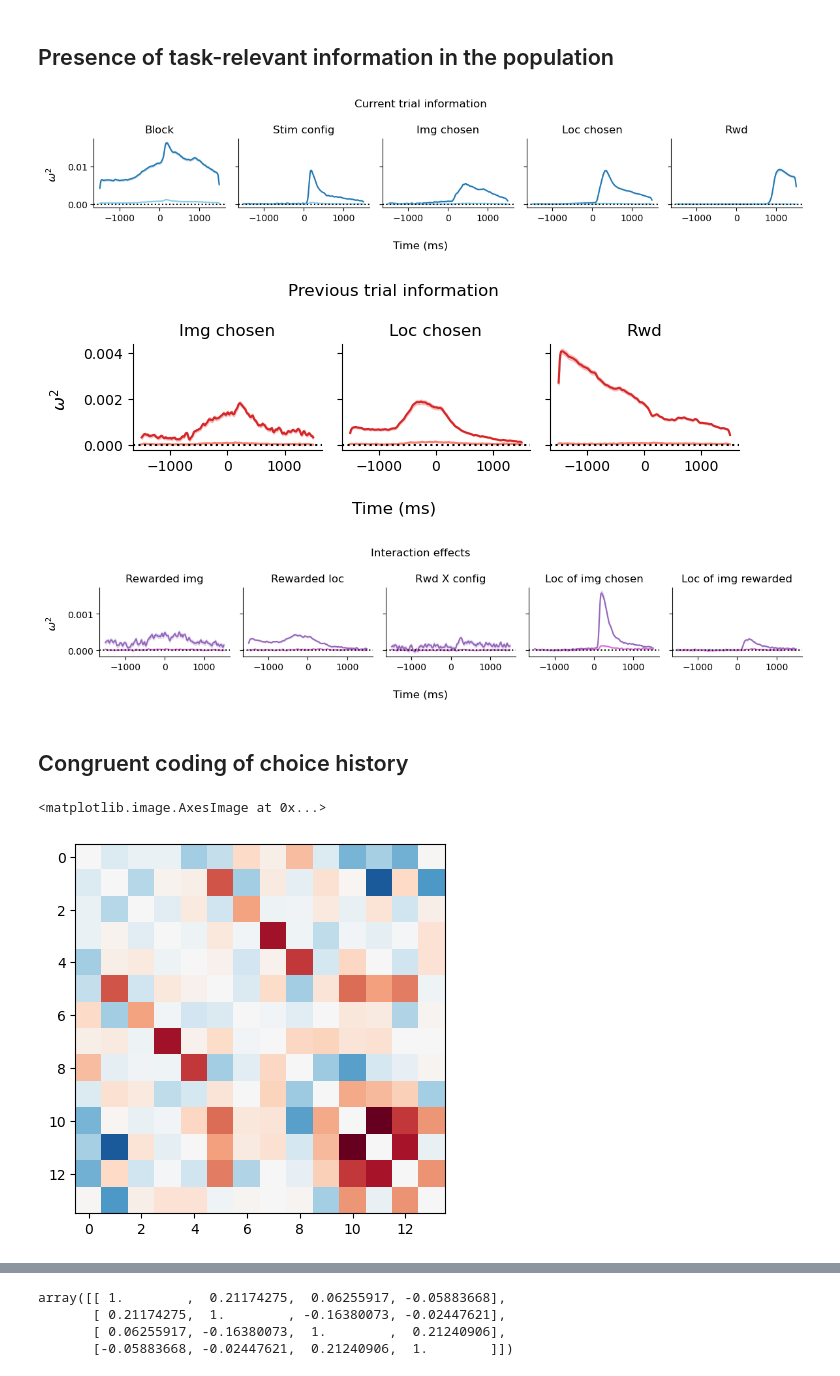
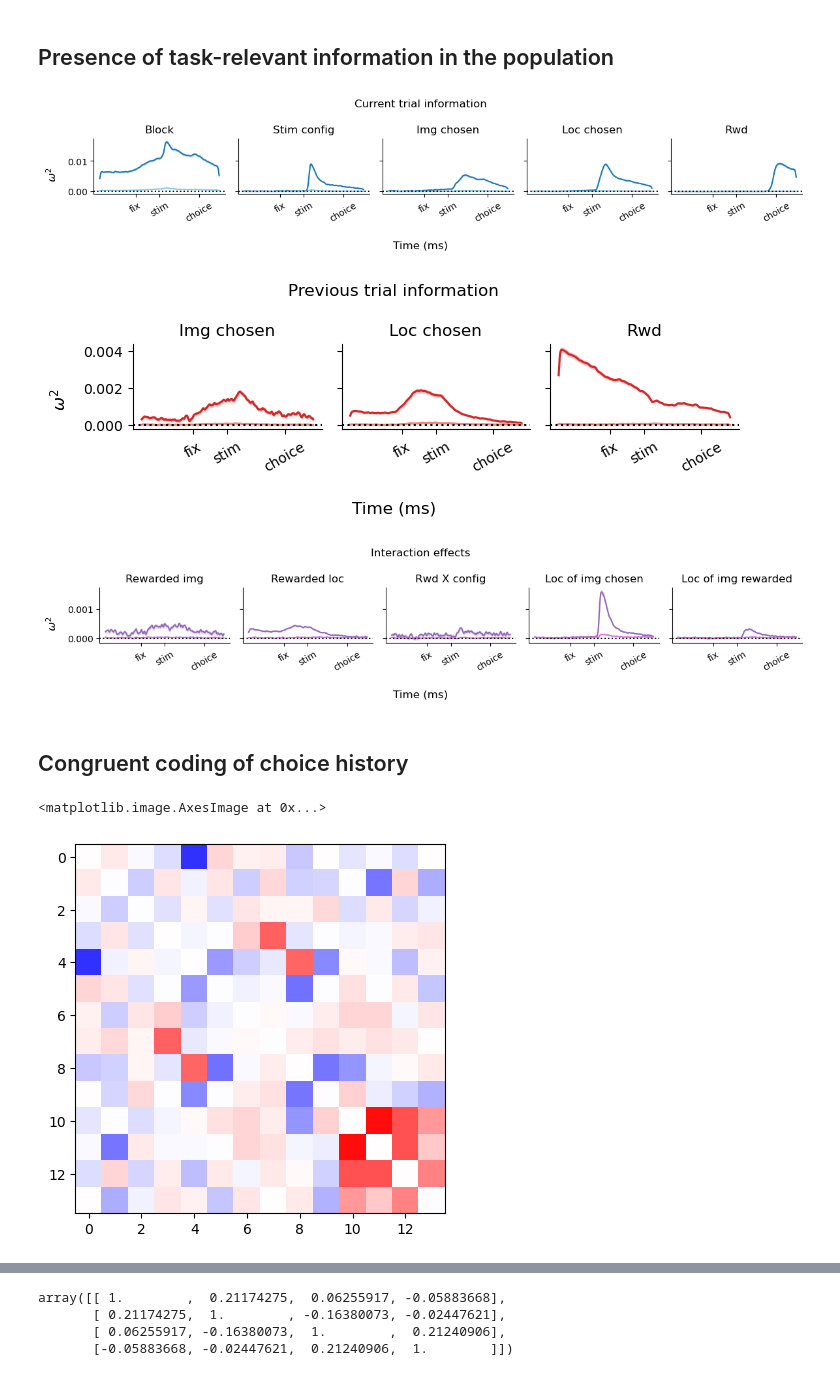
Before and after one commit to slenderham/what-where-task-analysis, a Jupyter notebook: analysis.ipynb, the cells around one changed output, grey strips where cells are left out. Cells and saved outputs as stored; diff of their text form; code cells hidden in the pictures.

```diff
--- a/analysis.ipynb
+++ b/analysis.ipynb
@@ -59,6 +59,7 @@ axes[4].set_title('Rwd')
 
 for a in axes:
     a.axhline(0, ls=':', c='k')
+    a.set_xticks([-600, 0, 1000], ['fix', 'stim', 'choice'], rotation=30)
 
 # axes[1].plot(xxx, all_sess_exp_var.mean(1)[:,7:9])
 # axes[1].set_title('Img chosen')
@@ -77,7 +78,7 @@ sns.despine()
 
 fig.tight_layout()
 # %% [output]
-[figure, old version]
+[figure, new version]
 # %%
 fig, axes = plt.subplots(1,3, sharey=True, sharex=True, figsize=(2.4*3, 2.4))
 
@@ -95,6 +96,7 @@ axes[2].set_title('Rwd')
 
 for a in axes:
     a.axhline(0, ls=':', c='k')
+    a.set_xticks([-600, 0, 1000], ['fix', 'stim', 'choice'], rotation=30)
 
 # axes[0].set_ylim([-0.001, 0.05])
 fig.supxlabel('Time (ms)')
@@ -105,7 +107,7 @@ sns.despine()
 
 fig.tight_layout()
 # %% [output]
-[figure, old version]
+[figure, new version]
 # %%
 fig, axes = plt.subplots(1,5, sharey=True, sharex=True, figsize=(2.4*5, 2.4))
 
@@ -132,6 +134,7 @@ axes[4].set_title('Loc of img rewarded')
 
 for a in axes:
     a.axhline(0, ls=':', c='k')
+    a.set_xticks([-600, 0, 1000], ['fix', 'stim', 'choice'], rotation=30)
 
 # axes[0].set_ylim([-0.001, 0.05])
 fig.supxlabel('Time (ms)')
@@ -142,14 +145,18 @@ sns.despine()
 
 fig.tight_layout()
 # %% [output]
-[figure, old version]
+[figure, new version]
 # %% [markdown]
 ## Congruent coding of choice history
 # %%
-
-
-plt.imshow(np.corrcoef(all_sess_betas[:].mean(0)[:,[72,73,74,75,100,101,102,103,104,105,130,131,156,157]].T)-np.eye(14),
-           cmap='RdBu_r', vmin=-0.3, vmax=0.3)
+plt.imshow(np.corrcoef(all_sess_betas[150:300].mean(0)[:,[72,73,
+                                                    74,75,
+                                                    100,101,
+                                                    102,103,
+                                                    104,105,
+                                                    130,131,
+                                                    156,157]].T)-np.eye(14),
+           cmap='seismic', vmin=-0.8, vmax=0.8)
 # %% [output]
 <matplotlib.image.AxesImage at 0x...>
-[figure, old version]
+[figure, new version]
```
Also changed, not shown: parts of 13 cells of this notebook.
